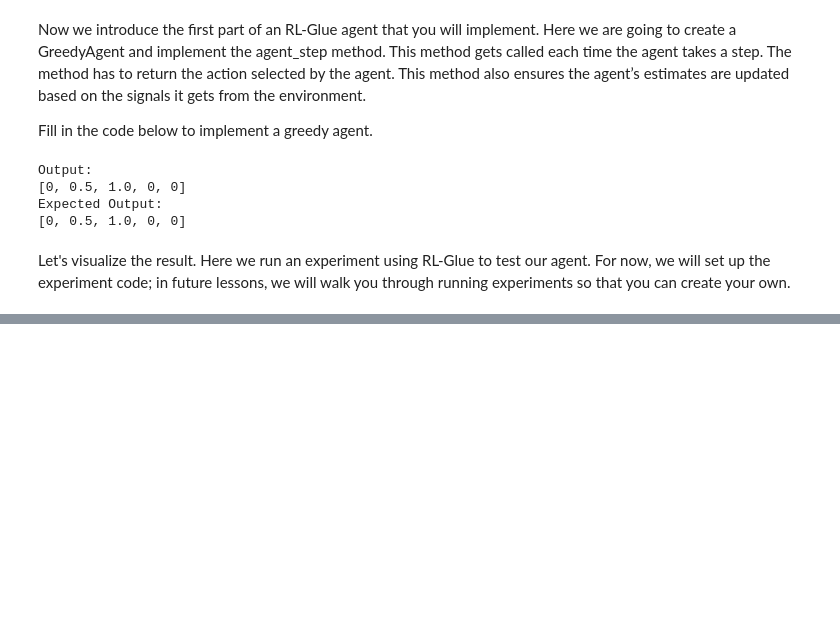
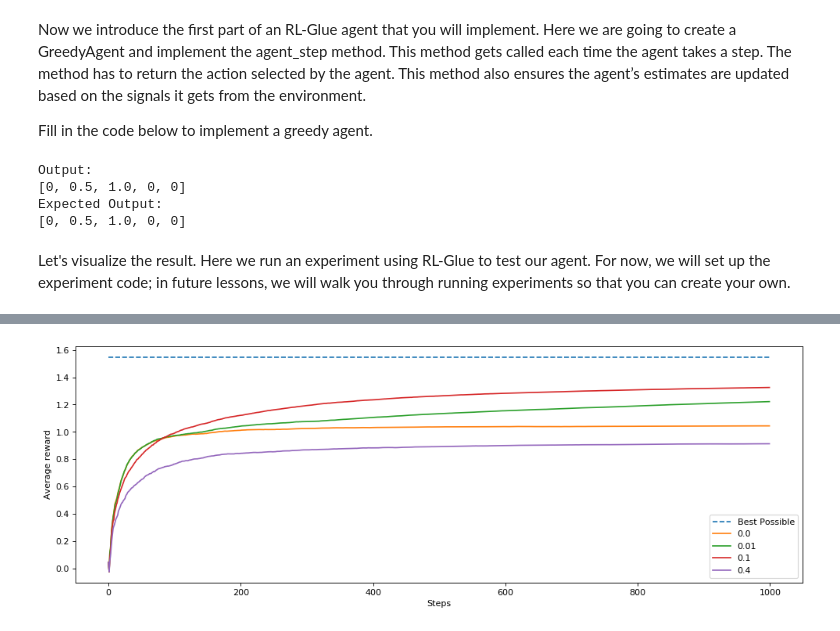
Before and after one commit to gafarina/RL, a Jupyter notebook: RL1.ipynb, the cells around one changed output, grey strips where cells are left out. Drawn from its saved outputs; the diff is of its cells as text; code cells hidden in the pictures; blank space fills up the shorter version.

```diff
--- a/RL1.ipynb
+++ b/RL1.ipynb
@@ -189,0 +355,16 @@ np.save("greedy_scores", greedy_scores)
+# %%
+print("Random Seed 1")
+np.random.seed(1)
+for _ in range(15):
+    if np.random.random() < 0.1:
+        print("Exploratory Action")
+
+
+print()
+print()
+
+print("Random Seed 2")
+np.random.seed(2)
+for _ in range(15):
+    if np.random.random() < 0.1:
+        print("Exploratory Action")
@@ -189,0 +390,57 @@ np.save("greedy_scores", greedy_scores)
+# %%
+# Experiment code for epsilon-greedy with different values of epsilon
+epsilons = [0.0, 0.01, 0.1, 0.4]
+
+plt.figure(figsize=(15, 5), dpi= 80, facecolor='w', edgecolor='k')
+plt.plot([1.55 for _ in range(num_steps)], linestyle="--")
+
+n_q_values = []
+n_averages = []
+n_best_actions = []
+
+num_runs = 200
+
+for epsilon in epsilons:
+    all_averages = []
+    for run in tqdm(range(num_runs)):
+        agent = EpsilonGreedyAgent
+        agent_info = {"num_actions": 10, "epsilon": epsilon}
+        env_info = {"random_seed": run}
+Section 4: The Effect of Step Size
+
+In Section 1 of this assignment, we decayed the step size over time based on action-selection counts. The step-size was 1/N(A), where N(A) is the number of times action A was selected. This is the same as computing a sample average. We could also set the step size to be a constant value, such as 0.1. What would be the effect of doing that? And is it better to use a constant or the sample average method?
+
+To investigate this question, let’s start by creating a new agent that has a constant step size. This will be nearly identical to the agent created above. You will use the same code to select the epsilon-greedy action. You will change the update to have a constant step size instead of using the 1/N(A) update.
+
+        rl_glue = RLGlue(env, agent)
+        rl_glue.rl_init(agent_info, env_info)
+        rl_glue.rl_start()
+
+        best_arm = np.argmax(rl_glue.environment.arms)
+
+        scores = [0]
+        averages = []
+        best_action_chosen = []
+
+        for i in range(num_steps):
+            reward, state, action, is_terminal = rl_glue.rl_step()
+            scores.append(scores[-1] + reward)
+            averages.append(scores[-1] / (i + 1))
+            if action == best_arm:
+                best_action_chosen.append(1)
+            else:
+                best_action_chosen.append(0)
+            if epsilon == 0.1 and run == 0:
+                n_q_values.append(np.copy(rl_glue.agent.q_values))
+        if epsilon == 0.1:
+            n_averages.append(averages)
+            n_best_actions.append(best_action_chosen)
+        all_averages.append(averages)
+
+    plt.plot(np.mean(all_averages, axis=0))
+plt.legend(["Best Possible"] + epsilons)
+plt.xlabel("Steps")
+plt.ylabel("Average reward")
+plt.show()
+# %% [output]
+[figure, added]
```
Also changed, not shown: parts of 25 cells of this notebook.
